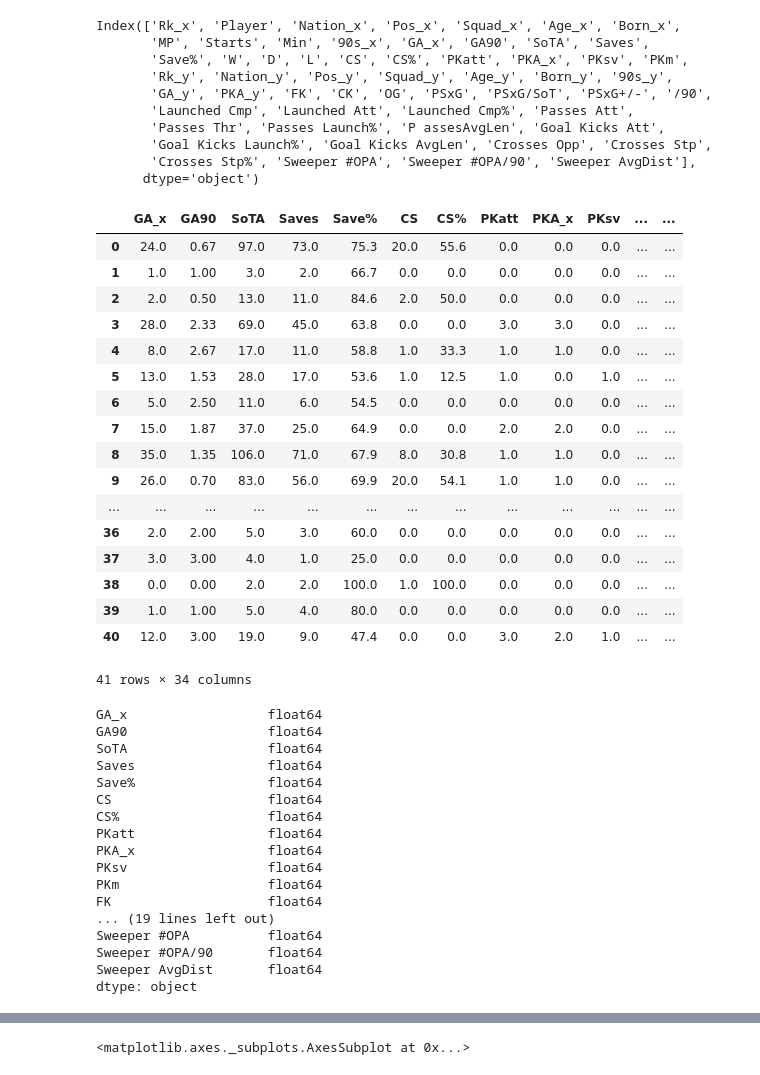
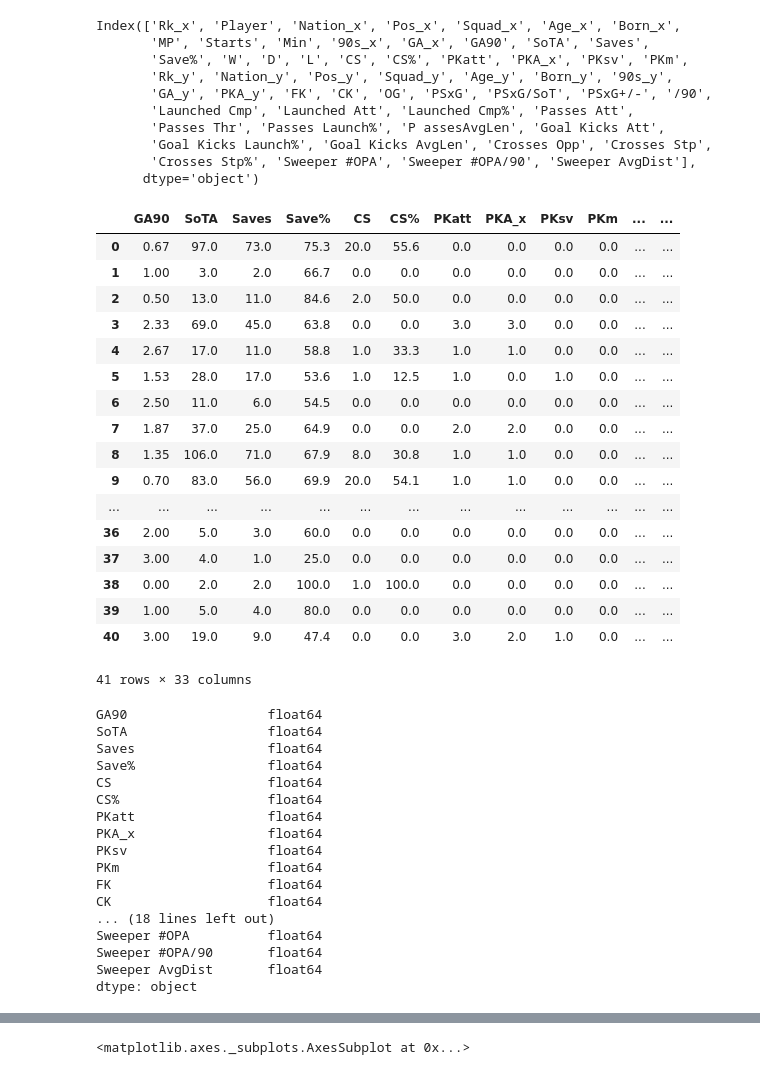
Before and after one commit to cacbondioxit/Clustering-Goalkeeper, a Jupyter notebook: ML_Project_code_updated.ipynb, the cells around one changed output, grey strips where cells are left out. Saved outputs shown, nothing was run; the diff lists cells and outputs as text; code cells hidden in the pictures.

```diff
--- a/ML_Project_code_updated.ipynb
+++ b/ML_Project_code_updated.ipynb
@@ -161,36 +161,35 @@ Index(['Rk_x', 'Player', 'Nation_x', 'Pos_x', 'Squad_x', 'Age_x', 'Born_x',
        'Crosses Stp%', 'Sweeper #OPA', 'Sweeper #OPA/90', 'Sweeper AvgDist'],
       dtype='object')
 # %%
-# 필요없는 행 삭제 (골키퍼의 실점은 삭제하려다가 결국 데이터에 포함)
+# 필요없는 행 삭제 (골키퍼의 90분당 실점은 삭제하려다가 결국 데이터에 포함)
 
 df = df1.drop(['Rk_x', 'Player', 'Nation_x', 'Pos_x', 'Squad_x', 'Age_x', 'Born_x', 'MP', 'Starts', 'Min', '90s_x',
-               # 'GA_x', 'GA90',
+               'GA_x',
                'W', 'D', 'L', 'Rk_y', 'Nation_y', 'Pos_y', 'Squad_y', 'Age_y', 'Born_y', '90s_y', 'GA_y', 'PKA_y'], axis=1)
 
 df
 # %% [output]
-|  | GA_x | GA90 | SoTA | Saves | Save% | CS | CS% | PKatt | PKA_x | PKsv | ... | ... |
-| 0 | 24.0 | 0.67 | 97.0 | 73.0 | 75.3 | 20.0 | 55.6 | 0.0 | 0.0 | 0.0 | ... | ... |
-| 1 | 1.0 | 1.00 | 3.0 | 2.0 | 66.7 | 0.0 | 0.0 | 0.0 | 0.0 | 0.0 | ... | ... |
-| 2 | 2.0 | 0.50 | 13.0 | 11.0 | 84.6 | 2.0 | 50.0 | 0.0 | 0.0 | 0.0 | ... | ... |
-| 3 | 28.0 | 2.33 | 69.0 | 45.0 | 63.8 | 0.0 | 0.0 | 3.0 | 3.0 | 0.0 | ... | ... |
-| 4 | 8.0 | 2.67 | 17.0 | 11.0 | 58.8 | 1.0 | 33.3 | 1.0 | 1.0 | 0.0 | ... | ... |
-| 5 | 13.0 | 1.53 | 28.0 | 17.0 | 53.6 | 1.0 | 12.5 | 1.0 | 0.0 | 1.0 | ... | ... |
-| 6 | 5.0 | 2.50 | 11.0 | 6.0 | 54.5 | 0.0 | 0.0 | 0.0 | 0.0 | 0.0 | ... | ... |
-| 7 | 15.0 | 1.87 | 37.0 | 25.0 | 64.9 | 0.0 | 0.0 | 2.0 | 2.0 | 0.0 | ... | ... |
-| 8 | 35.0 | 1.35 | 106.0 | 71.0 | 67.9 | 8.0 | 30.8 | 1.0 | 1.0 | 0.0 | ... | ... |
-| 9 | 26.0 | 0.70 | 83.0 | 56.0 | 69.9 | 20.0 | 54.1 | 1.0 | 1.0 | 0.0 | ... | ... |
+|  | GA90 | SoTA | Saves | Save% | CS | CS% | PKatt | PKA_x | PKsv | PKm | ... | ... |
+| 0 | 0.67 | 97.0 | 73.0 | 75.3 | 20.0 | 55.6 | 0.0 | 0.0 | 0.0 | 0.0 | ... | ... |
+| 1 | 1.00 | 3.0 | 2.0 | 66.7 | 0.0 | 0.0 | 0.0 | 0.0 | 0.0 | 0.0 | ... | ... |
+| 2 | 0.50 | 13.0 | 11.0 | 84.6 | 2.0 | 50.0 | 0.0 | 0.0 | 0.0 | 0.0 | ... | ... |
+| 3 | 2.33 | 69.0 | 45.0 | 63.8 | 0.0 | 0.0 | 3.0 | 3.0 | 0.0 | 0.0 | ... | ... |
+| 4 | 2.67 | 17.0 | 11.0 | 58.8 | 1.0 | 33.3 | 1.0 | 1.0 | 0.0 | 0.0 | ... | ... |
+| 5 | 1.53 | 28.0 | 17.0 | 53.6 | 1.0 | 12.5 | 1.0 | 0.0 | 1.0 | 0.0 | ... | ... |
+| 6 | 2.50 | 11.0 | 6.0 | 54.5 | 0.0 | 0.0 | 0.0 | 0.0 | 0.0 | 0.0 | ... | ... |
+| 7 | 1.87 | 37.0 | 25.0 | 64.9 | 0.0 | 0.0 | 2.0 | 2.0 | 0.0 | 0.0 | ... | ... |
+| 8 | 1.35 | 106.0 | 71.0 | 67.9 | 8.0 | 30.8 | 1.0 | 1.0 | 0.0 | 0.0 | ... | ... |
+| 9 | 0.70 | 83.0 | 56.0 | 69.9 | 20.0 | 54.1 | 1.0 | 1.0 | 0.0 | 0.0 | ... | ... |
 | ... | ... | ... | ... | ... | ... | ... | ... | ... | ... | ... | ... | ... |
-| 36 | 2.0 | 2.00 | 5.0 | 3.0 | 60.0 | 0.0 | 0.0 | 0.0 | 0.0 | 0.0 | ... | ... |
-| 37 | 3.0 | 3.00 | 4.0 | 1.0 | 25.0 | 0.0 | 0.0 | 0.0 | 0.0 | 0.0 | ... | ... |
-| 38 | 0.0 | 0.00 | 2.0 | 2.0 | 100.0 | 1.0 | 100.0 | 0.0 | 0.0 | 0.0 | ... | ... |
-| 39 | 1.0 | 1.00 | 5.0 | 4.0 | 80.0 | 0.0 | 0.0 | 0.0 | 0.0 | 0.0 | ... | ... |
-| 40 | 12.0 | 3.00 | 19.0 | 9.0 | 47.4 | 0.0 | 0.0 | 3.0 | 2.0 | 1.0 | ... | ... |
+| 36 | 2.00 | 5.0 | 3.0 | 60.0 | 0.0 | 0.0 | 0.0 | 0.0 | 0.0 | 0.0 | ... | ... |
+| 37 | 3.00 | 4.0 | 1.0 | 25.0 | 0.0 | 0.0 | 0.0 | 0.0 | 0.0 | 0.0 | ... | ... |
+| 38 | 0.00 | 2.0 | 2.0 | 100.0 | 1.0 | 100.0 | 0.0 | 0.0 | 0.0 | 0.0 | ... | ... |
+| 39 | 1.00 | 5.0 | 4.0 | 80.0 | 0.0 | 0.0 | 0.0 | 0.0 | 0.0 | 0.0 | ... | ... |
+| 40 | 3.00 | 19.0 | 9.0 | 47.4 | 0.0 | 0.0 | 3.0 | 2.0 | 1.0 | 0.0 | ... | ... |
-41 rows × 34 columns
+41 rows × 33 columns
 # %%
 df.dtypes
 # %% [output]
-GA_x                  float64
 GA90                  float64
 SoTA                  float64
 Saves                 float64
@@ -202,7 +201,8 @@ PKA_x                 float64
 PKsv                  float64
 PKm                   float64
 FK                    float64
-... (19 lines left out)
+CK                    float64
+... (18 lines left out)
 Sweeper #OPA          float64
 Sweeper #OPA/90       float64
 Sweeper AvgDist       float64
```
Also changed, not shown: parts of 13 cells of this notebook.
